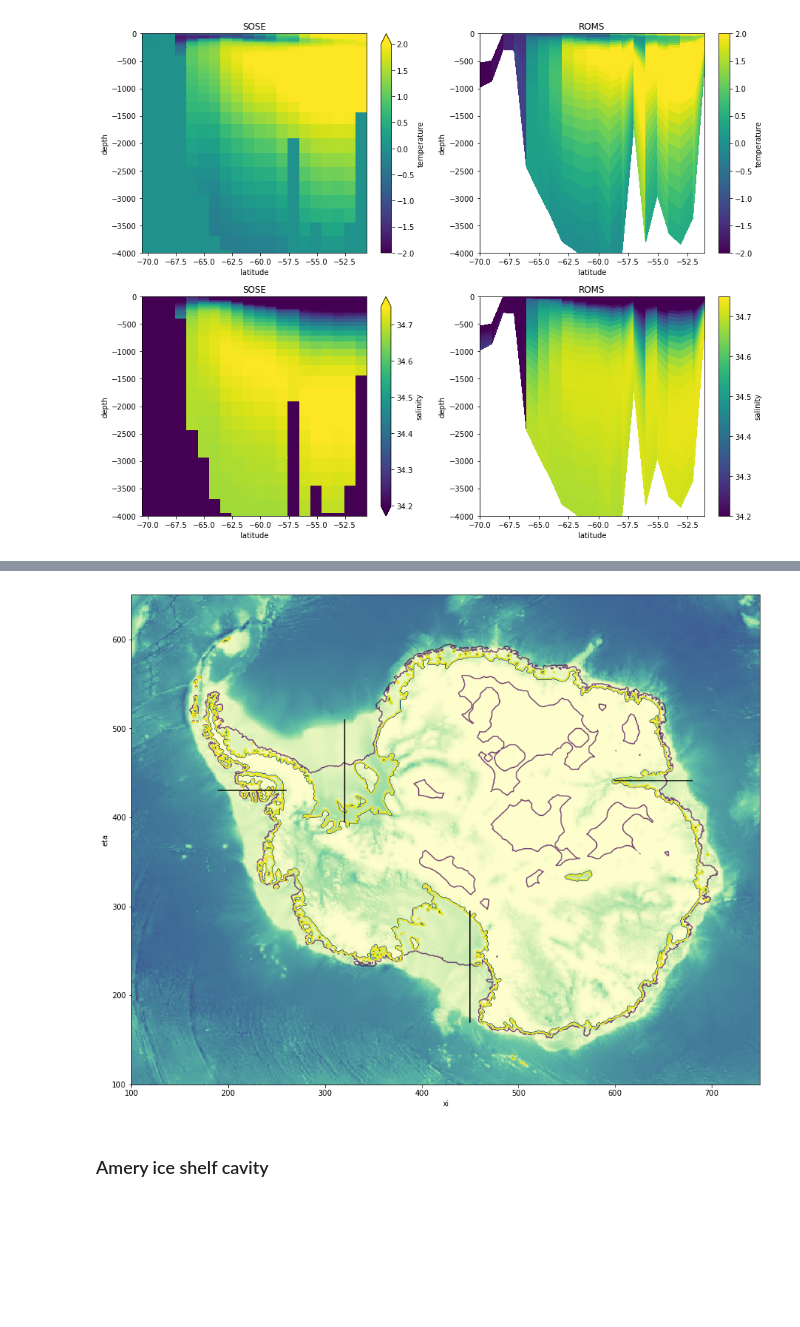
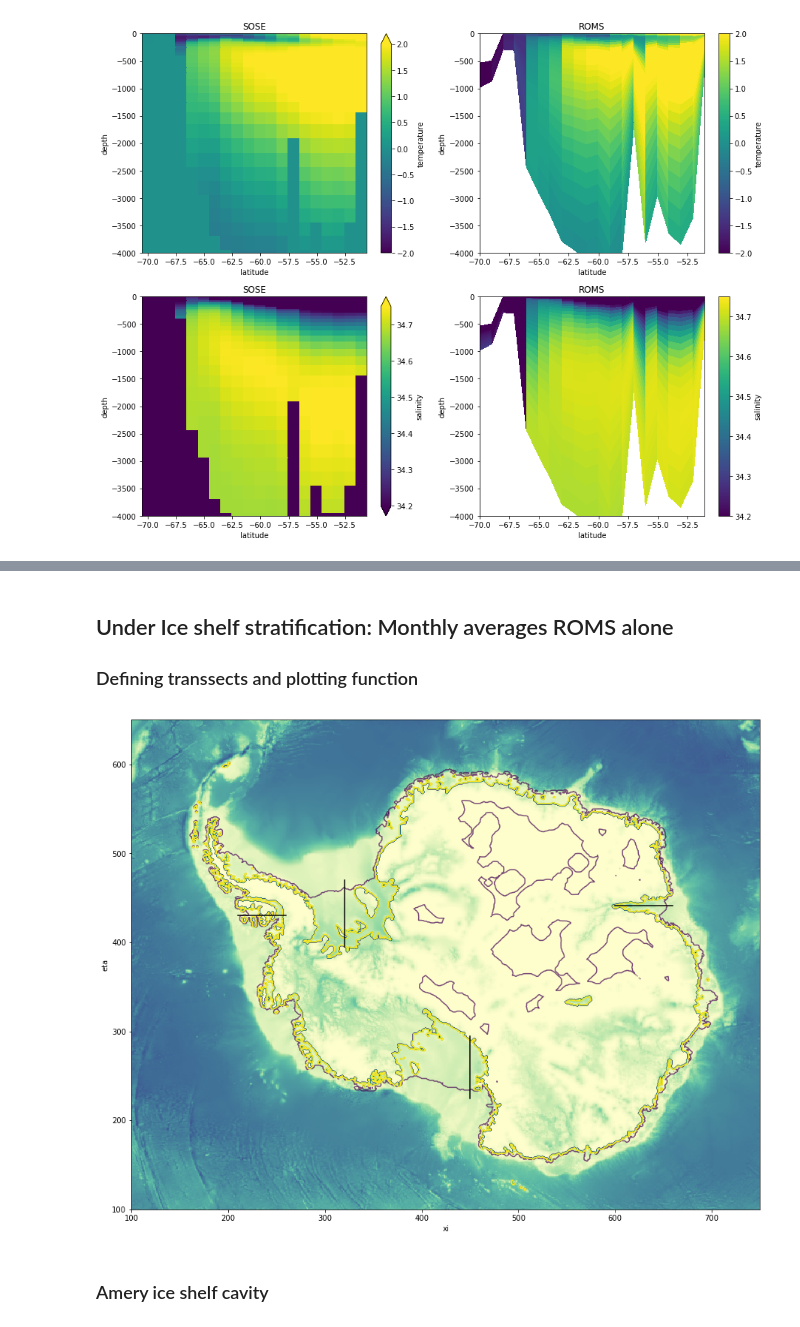
Before and after one commit to kuechenrole/tidal_melting, a Jupyter notebook: notebooks/0.2-kuechenrole-surface_fluxes_tuning.ipynb, the cells around one changed output, grey strips where cells are left out. Saved outputs shown, nothing was run; the diff lists cells and outputs as text; code cells hidden in the pictures; blank space fills up the shorter version.

Commit message:
completed stratification comparison; updated M2 O1 maps

```diff
--- a/notebooks/0.2-kuechenrole-surface_fluxes_tuning.ipynb
+++ b/notebooks/0.2-kuechenrole-surface_fluxes_tuning.ipynb
@@ -331,0 +332,22 @@ generate widget including sose plotting
+# %%
+import cmocean.cm as cmo
+
+plt.close()
+fig = plt.figure(figsize=(15,12))
+plt.pcolormesh(rds.h,cmap=cmo.deep)
+plt.contour(rds.zice,[-0.01],alpha=0.7)
+plt.contour(rds.mask_rho)
+plt.xlabel('xi')
+plt.ylabel('eta')
+#linescodeline = [xi_min,eta_min,xi_max,eta_max]
+davis=[655,441,675,441,"amery"]
+ross=[450,170,450,240,"ross"]
+weddell=[320,465,320,510,"weddel"]
+amundsen=[200,410,240,410,"bellinghausen"]
+
+for line in [davis,ross,weddell,amundsen]:
+    plt.plot((line[0],line[2]),(line[1],line[3]),"k-")
+
+plt.xlim((100,750))
+plt.ylim((100,650))
+plt.show()
@@ -332,25 +445,28 @@ generate widget including sose plotting
+# %% [markdown]
+## Under Ice shelf stratification: Monthly averages ROMS alone
+### Defining transsects and plotting function
 # %%
 import cmocean.cm as cmo
 
 plt.close()
 fig = plt.figure(figsize=(15,12))
 plt.pcolormesh(rds.h,cmap=cmo.deep)
 plt.contour(rds.zice,[-0.01],alpha=0.7)
 plt.contour(rds.mask_rho)
 plt.xlabel('xi')
 plt.ylabel('eta')
 #linescodeline = [xi_min,eta_min,xi_max,eta_max]
-amery=[600,441,680,441,"amery"]
-ross=[450,170,450,295,"ross"]
-weddell=[320,395,320,510,"weddel"]
-bellinghausen=[190,430,260,430,"bellinghausen"]
+amery=[600,441,660,441,"amery"]
+ross=[450,225,450,295,"ross"]
+weddell=[320,395,320,470,"weddel"]
+bellinghausen=[210,430,260,430,"bellinghausen"]
 
 for line in [amery,ross,weddell,bellinghausen]:
     plt.plot((line[0],line[2]),(line[1],line[3]),"k-")
 
 plt.xlim((100,750))
 plt.ylim((100,650))
 plt.show()
 # %% [output]
-[figure, old version]
+[figure, new version]
 # %%
```
Also changed, not shown: parts of 17 cells of this notebook, 1 other file.
